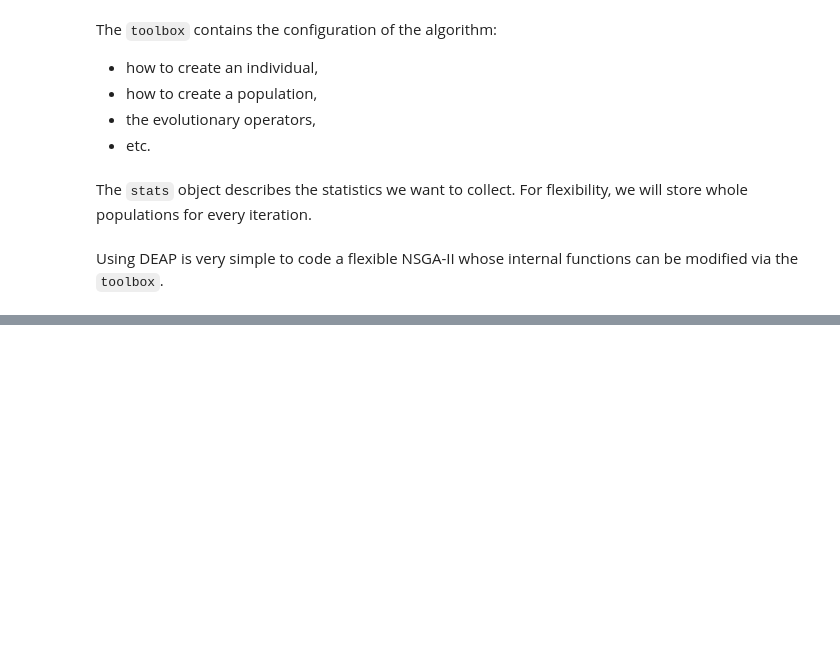
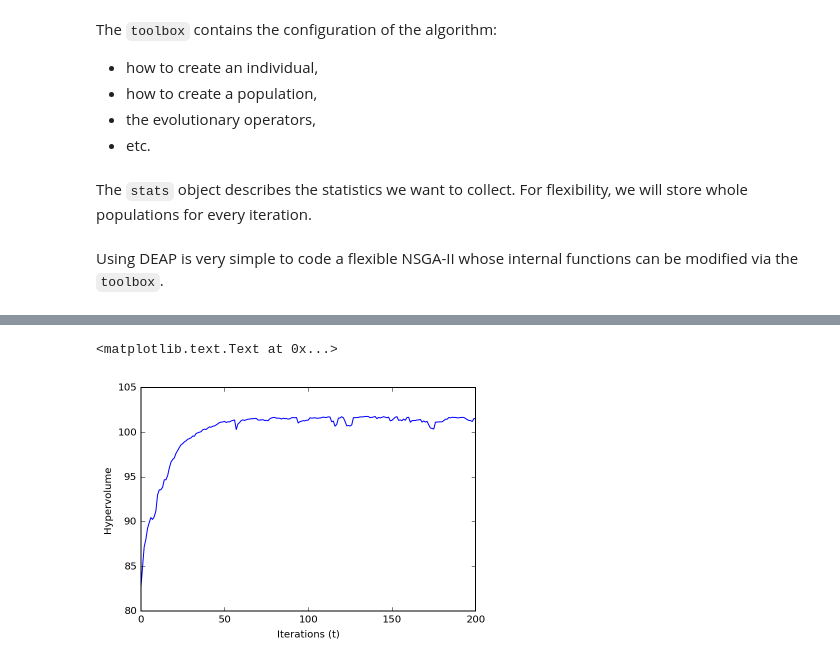
Before and after one commit to lmarti/nsgaiii, a Jupyter notebook: Understanding NSGA-III.ipynb, the cells around one changed output, grey strips where cells are left out. Saved outputs shown, nothing was run; the diff lists cells and outputs as text; code cells hidden in the pictures; blank space fills up the shorter version.

```diff
--- a/Understanding NSGA-III.ipynb
+++ b/Understanding NSGA-III.ipynb
@@ -224,0 +439,20 @@ plt.autoscale(tight=True)
+# %%
+def hypervolume(individuals, ref=None):
+    front = tools.sortLogNondominated(individuals, len(individuals), first_front_only=True)
+    wobjs = np.array([ind.fitness.wvalues for ind in front]) * -1
+    if ref is None:
+        ref = np.max(wobjs, axis=0) + 1
+    return hv.hypervolume(wobjs, ref)
+# %%
+pops_obj = [np.array([ind.fitness.wvalues for ind in pop]) * -1 for pop in pops]
+# %%
+ref = np.max([np.max(wobjs, axis=0) for wobjs in pops_obj], axis=0) + 1
+# %%
+hypervols = [hypervolume(pop, ref) for pop in pops]
+# %%
+plt.plot(hypervols)
+plt.xlabel('Iterations (t)')
+plt.ylabel('Hypervolume')
+# %% [output]
+<matplotlib.text.Text at 0x...>
+[figure, added]
```
Also changed, not shown: parts of 31 cells of this notebook, 4 other files.
